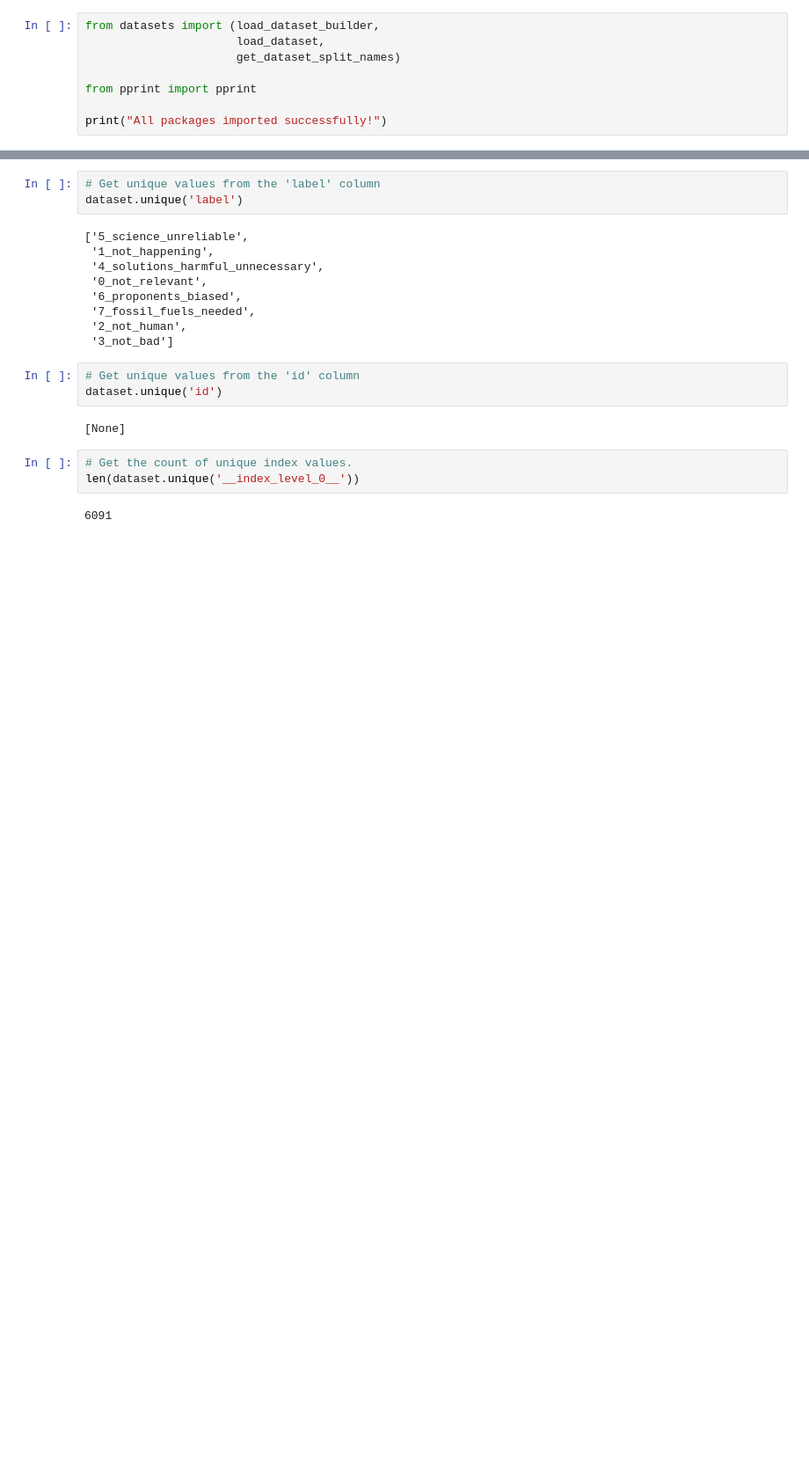
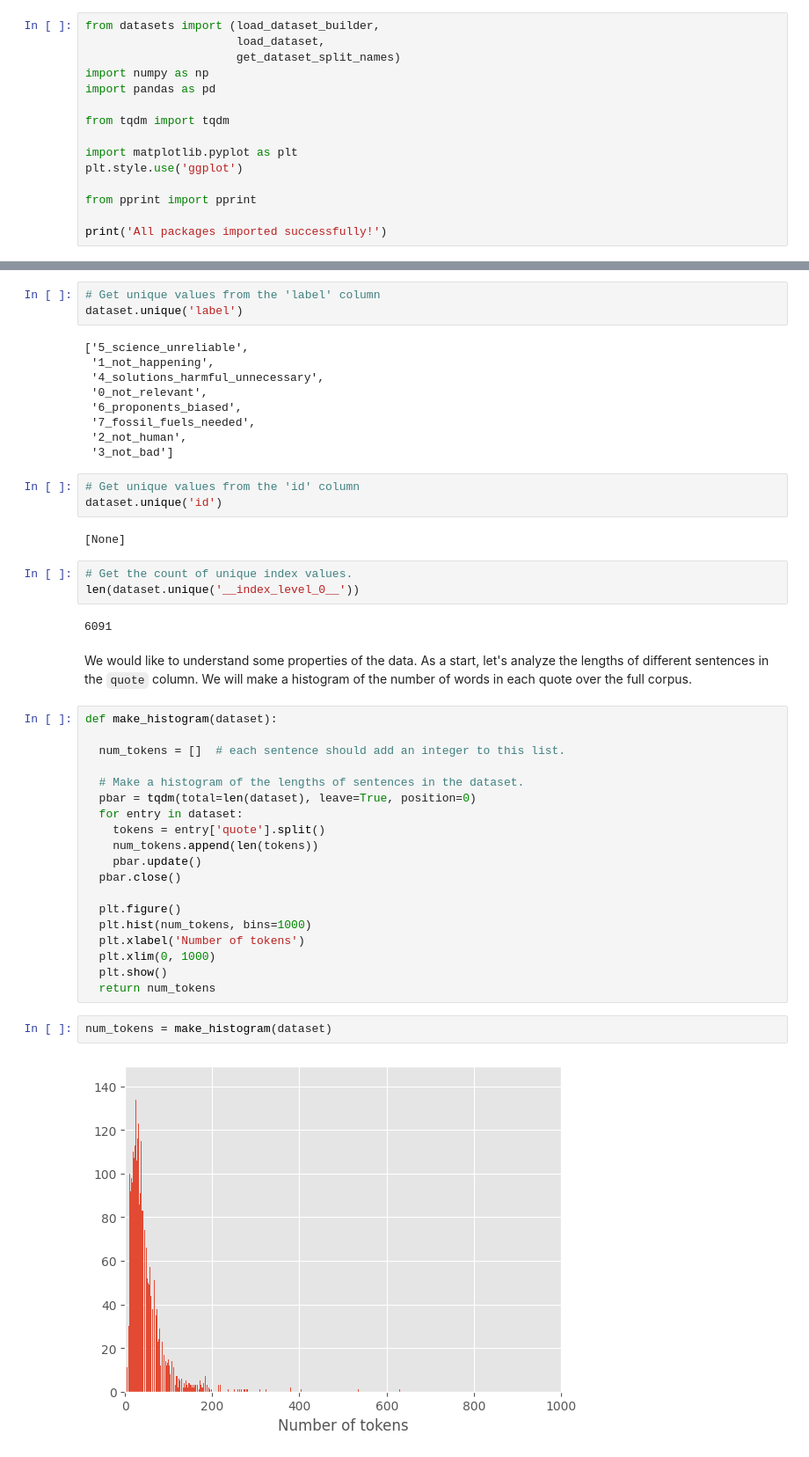
Before and after one commit to Ashish-Soni08/Frugal-AI-Challenge, a Jupyter notebook: experiments.ipynb, the cells around one changed output, grey strips where cells are left out. Shown: that part at 88% size. Saved outputs shown, nothing was run; the diff lists cells and outputs as text; blank space fills up the shorter version.

Commit message:
explore data quality

```diff
--- a/experiments.ipynb
+++ b/experiments.ipynb
@@ -6,10 +6,17 @@
 from datasets import (load_dataset_builder,
                       load_dataset,
                       get_dataset_split_names)
+import numpy as np
+import pandas as pd
+
+from tqdm import tqdm
+
+import matplotlib.pyplot as plt
+plt.style.use('ggplot')
 
 from pprint import pprint
 
-print("All packages imported successfully!")
+print('All packages imported successfully!')
 # %% [output]
 All packages imported successfully!
 # %% [markdown]
@@ -122,3 +129,29 @@ dataset.unique('id')
 len(dataset.unique('__index_level_0__'))
 # %% [output]
 6091
+# %% [markdown]
+We would like to understand some properties of the data. As a start, let's analyze the lengths of different sentences in the  `quote` column.
+We will make a histogram of the number of words in each quote over the full corpus.
+# %%
+def make_histogram(dataset):
+
+  num_tokens = []  # each sentence should add an integer to this list.
+
+  # Make a histogram of the lengths of sentences in the dataset.
+  pbar = tqdm(total=len(dataset), leave=True, position=0)
+  for entry in dataset:
+    tokens = entry['quote'].split()
+    num_tokens.append(len(tokens))
+    pbar.update()
+  pbar.close()
+
+  plt.figure()
+  plt.hist(num_tokens, bins=1000)
+  plt.xlabel('Number of tokens')
+  plt.xlim(0, 1000)
+  plt.show()
+  return num_tokens
+# %%
+num_tokens = make_histogram(dataset)
+# %% [output]
+[figure, added]
```
Also changed, not shown: parts of 16 cells of this notebook.
